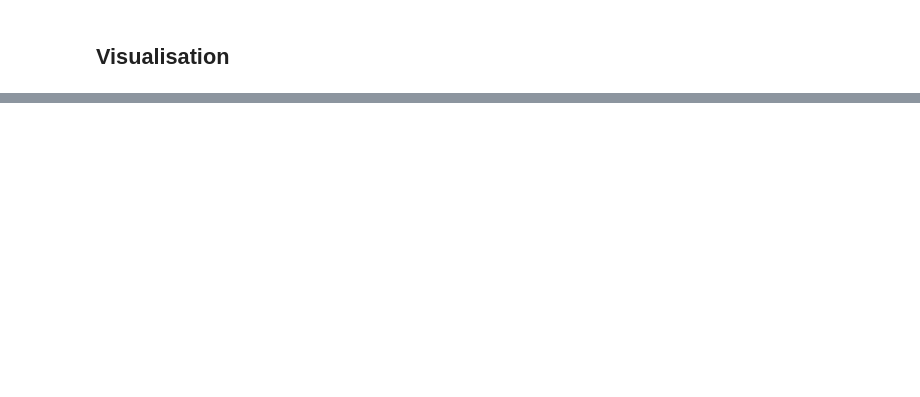
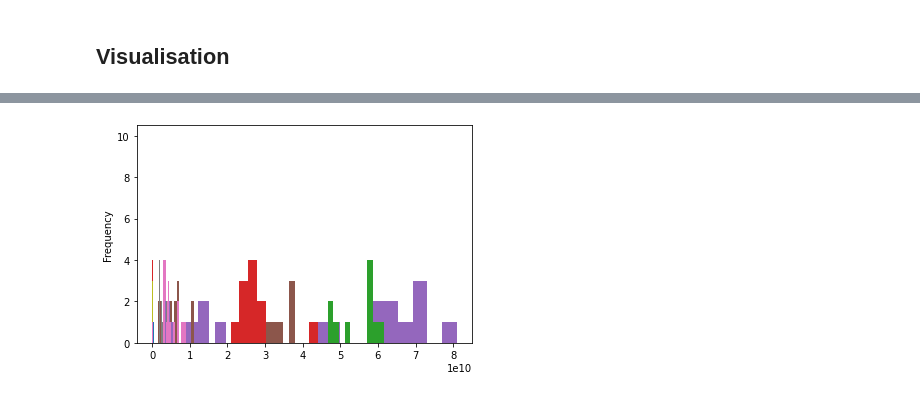
Before and after one commit to someonealive0/deepaudit, a Jupyter notebook: COMP3850.ipynb, the cells around one changed output, grey strips where cells are left out. Cells and saved outputs as stored; diff of their text form; code cells hidden in the pictures; blank space fills up the shorter version.

```diff
--- a/COMP3850.ipynb
+++ b/COMP3850.ipynb
@@ -154,0 +191,9 @@ workbooks_combined['ADH']['Profit Loss']
+# %%
+fig, ax = plt.subplots()
+
+for workbook in workbooks_separated:
+    for period in workbooks_separated[workbook]:
+         if 'Operating Revenue' in workbooks_separated[workbook][period]['Profit Loss']:
+                workbooks_separated[workbook][period]['Profit Loss']['Operating Revenue'].plot.hist()
+# %% [output]
+[figure, added]
```
Also changed, not shown: parts of 15 cells of this notebook.
